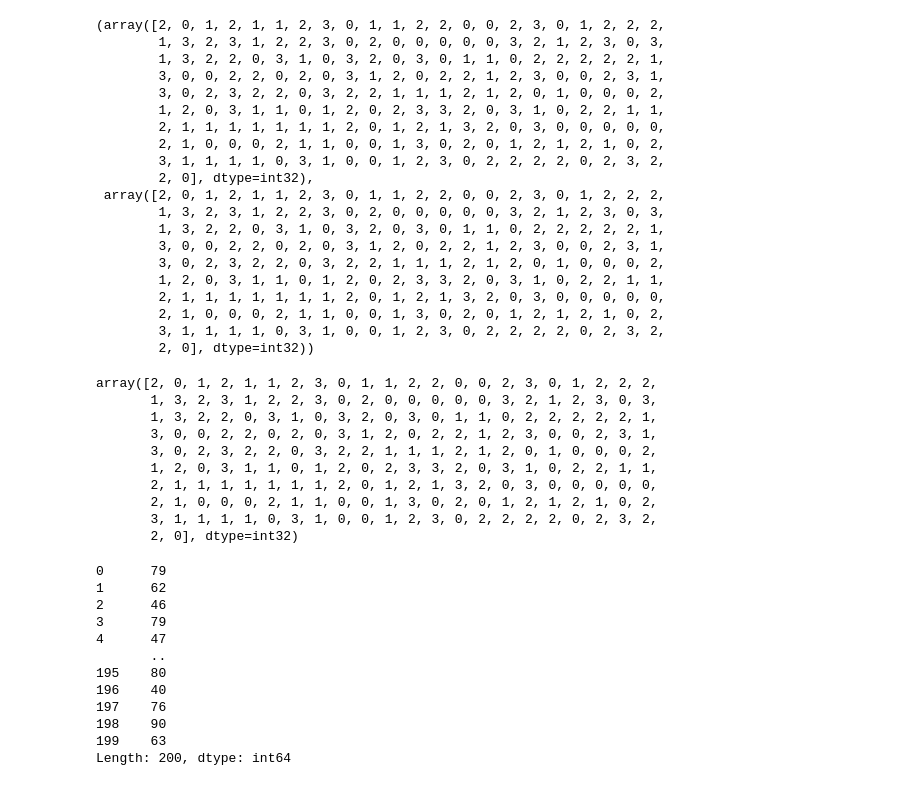
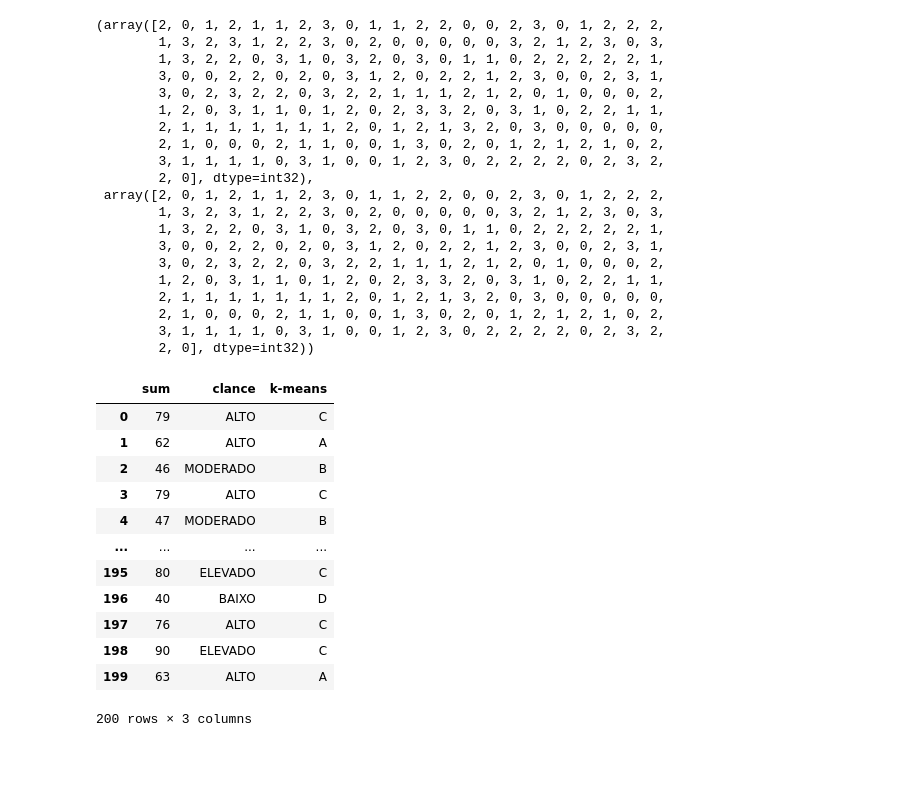
Before and after one commit to odair-pedro/impostor-syndrome-study, a Jupyter notebook: notebooks/finding_correlations.ipynb, the cells around one changed output. Saved outputs shown, nothing was run; the diff lists cells and outputs as text; code cells hidden in the pictures; blank space fills up the shorter version.

```diff
--- a/notebooks/finding_correlations.ipynb
+++ b/notebooks/finding_correlations.ipynb
@@ -149,31 +149,3 @@ kmeans.labels_, kmeans.predict(scores_pca_std)
         2, 1, 0, 0, 0, 2, 1, 1, 0, 0, 1, 3, 0, 2, 0, 1, 2, 1, 2, 1, 0, 2,
         3, 1, 1, 1, 1, 0, 3, 1, 0, 0, 1, 2, 3, 0, 2, 2, 2, 2, 0, 2, 3, 2,
         2, 0], dtype=int32))
-# %%
-kmeans.labels_
-# %% [output]
-array([2, 0, 1, 2, 1, 1, 2, 3, 0, 1, 1, 2, 2, 0, 0, 2, 3, 0, 1, 2, 2, 2,
-       1, 3, 2, 3, 1, 2, 2, 3, 0, 2, 0, 0, 0, 0, 0, 3, 2, 1, 2, 3, 0, 3,
-       1, 3, 2, 2, 0, 3, 1, 0, 3, 2, 0, 3, 0, 1, 1, 0, 2, 2, 2, 2, 2, 1,
-       3, 0, 0, 2, 2, 0, 2, 0, 3, 1, 2, 0, 2, 2, 1, 2, 3, 0, 0, 2, 3, 1,
-       3, 0, 2, 3, 2, 2, 0, 3, 2, 2, 1, 1, 1, 2, 1, 2, 0, 1, 0, 0, 0, 2,
-       1, 2, 0, 3, 1, 1, 0, 1, 2, 0, 2, 3, 3, 2, 0, 3, 1, 0, 2, 2, 1, 1,
-       2, 1, 1, 1, 1, 1, 1, 1, 2, 0, 1, 2, 1, 3, 2, 0, 3, 0, 0, 0, 0, 0,
-       2, 1, 0, 0, 0, 2, 1, 1, 0, 0, 1, 3, 0, 2, 0, 1, 2, 1, 2, 1, 0, 2,
-       3, 1, 1, 1, 1, 0, 3, 1, 0, 0, 1, 2, 3, 0, 2, 2, 2, 2, 0, 2, 3, 2,
-       2, 0], dtype=int32)
-# %%
-df_clance.sum(axis=1)
-# %% [output]
-0      79
-1      62
-2      46
-3      79
-4      47
-       ..
-195    80
-196    40
-197    76
-198    90
-199    63
-Length: 200, dtype: int64
@@ -179,0 +168,17 @@ Length: 200, dtype: int64
+# %%
+categories = pd.concat([categories_clance.iloc[:, 0], categories_clance.iloc[:, 1], categories_kmeans], keys=['sum', 'clance', 'k-means'], axis=1)
+categories
+# %% [output]
+|  | sum | clance | k-means |
+| 0 | 79 | ALTO | C |
+| 1 | 62 | ALTO | A |
+| 2 | 46 | MODERADO | B |
+| 3 | 79 | ALTO | C |
+| 4 | 47 | MODERADO | B |
+| ... | ... | ... | ... |
+| 195 | 80 | ELEVADO | C |
+| 196 | 40 | BAIXO | D |
+| 197 | 76 | ALTO | C |
+| 198 | 90 | ELEVADO | C |
+| 199 | 63 | ALTO | A |
+200 rows × 3 columns
```
Also changed, not shown: parts of 8 cells of this notebook.
